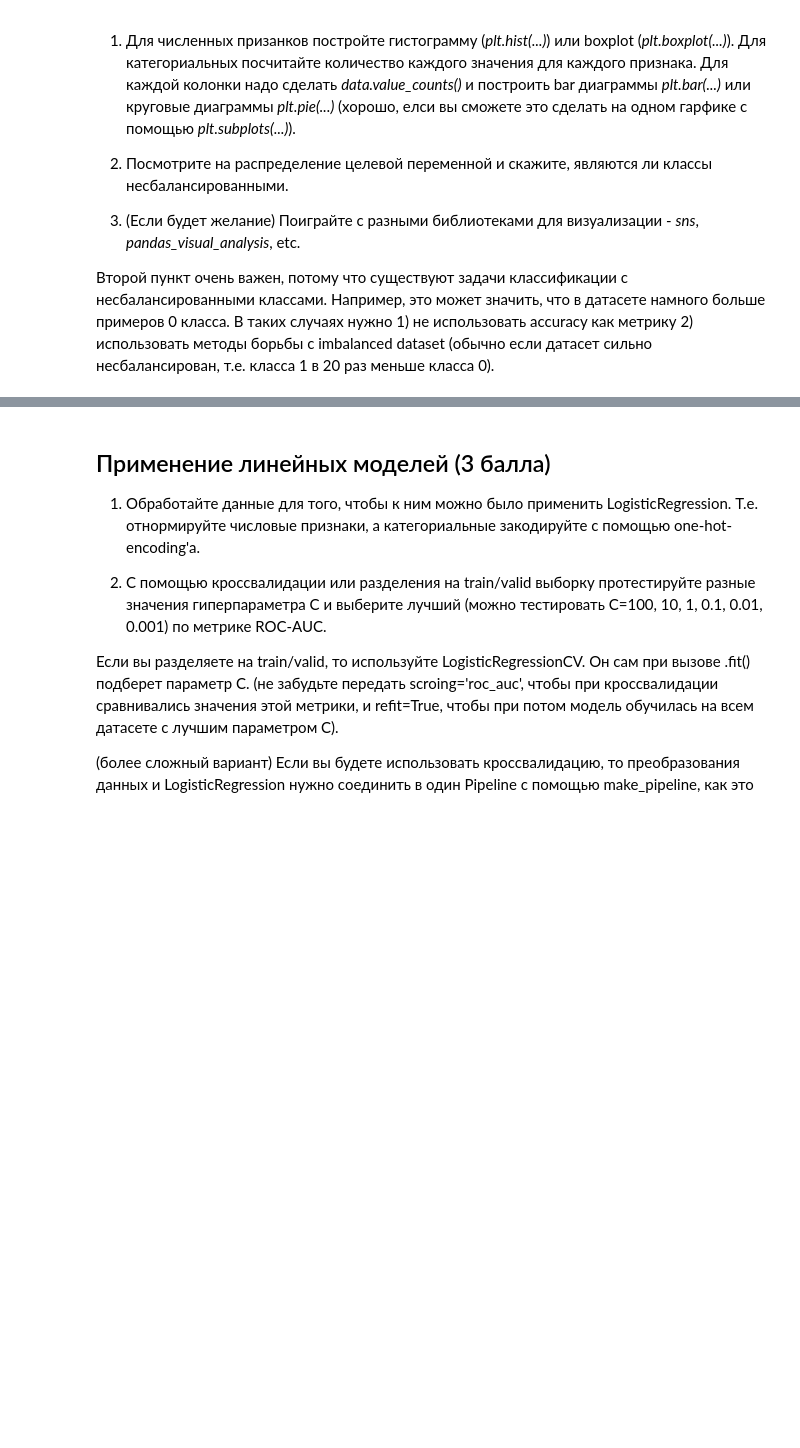
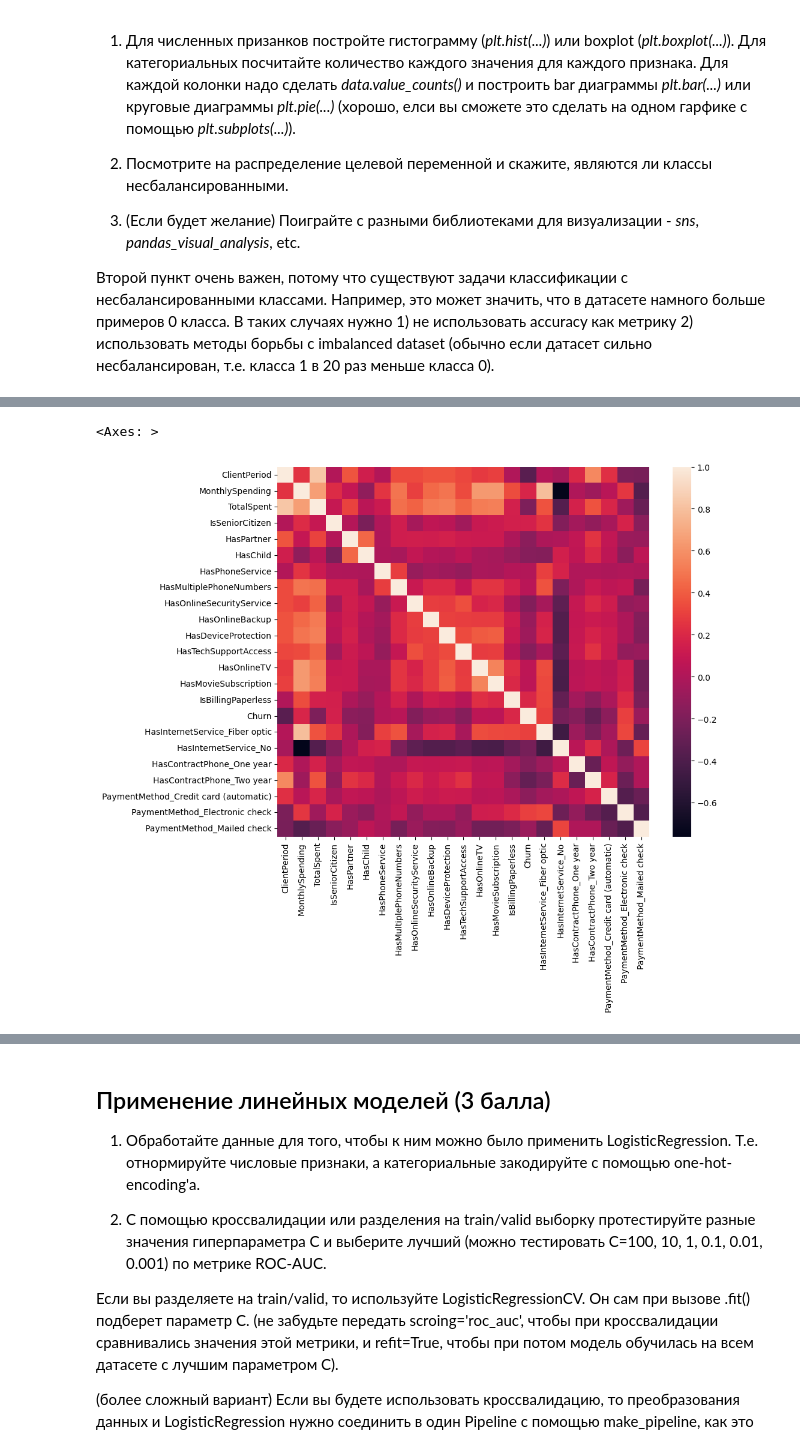
Before and after one commit to DmitryKolbanov/data-science-projects, a Jupyter notebook: Deep Learning School/3 HW/hw_kaggle.ipynb, the cells around one changed output, grey strips where cells are left out. Cells and saved outputs as stored; diff of their text form; code cells hidden in the pictures; blank space fills up the shorter version.

```diff
--- a/Deep Learning School/3 HW/hw_kaggle.ipynb
+++ b/Deep Learning School/3 HW/hw_kaggle.ipynb
@@ -212,0 +304,3 @@ sns.boxplot(data=train[['TotalSpent']], ax=axes[1])
+# %%
+train.drop(columns='Sex', inplace=True)
+test.drop(columns='Sex', inplace=True)
@@ -212,0 +329,5 @@ sns.boxplot(data=train[['TotalSpent']], ax=axes[1])
+# %%
+train = pd.get_dummies(train, columns=['HasInternetService', 'HasContractPhone', 'PaymentMethod'], drop_first=True)
+test = pd.get_dummies(test, columns=['HasInternetService', 'HasContractPhone', 'PaymentMethod'], drop_first=True)
+
+train.sample(5)
@@ -212,0 +342,10 @@ sns.boxplot(data=train[['TotalSpent']], ax=axes[1])
+# %%
+# построим матрицу корреляций
+corr_matrix = train.corr()
+
+plt.figure(figsize=(10, 8))
+
+sns.heatmap(corr_matrix)
+# %% [output]
+<Axes: >
+[figure, added]
```
Also changed, not shown: parts of 34 cells of this notebook, 7 other files.
